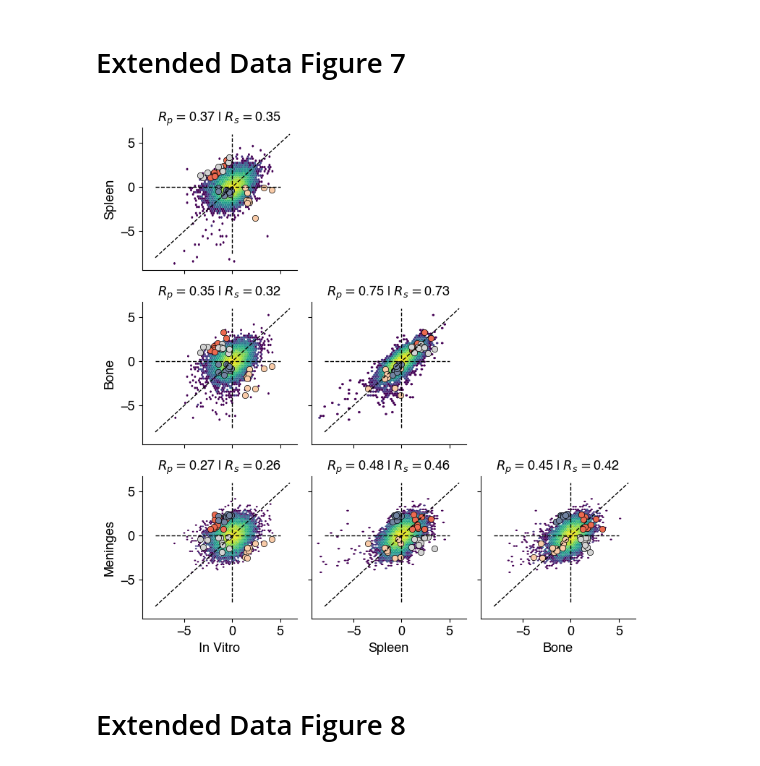
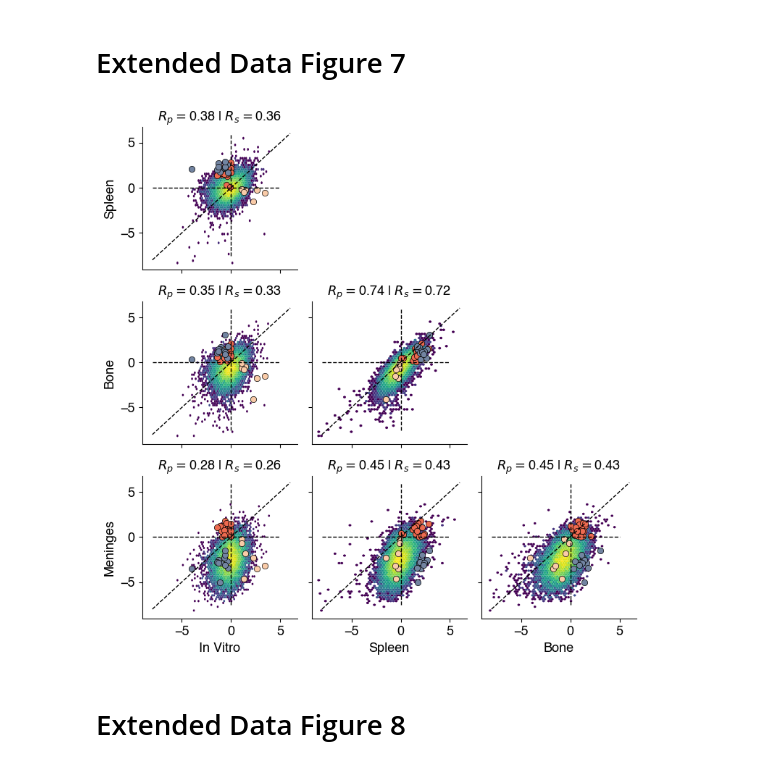
Before and after one commit to samgould2/B-ALL-in-vivo-base-editing, a Jupyter notebook: extended_figures.ipynb, the cells around one changed output. Saved outputs shown, nothing was run; the diff lists cells and outputs as text; code cells hidden in the pictures.

```diff
--- a/extended_figures.ipynb
+++ b/extended_figures.ipynb
@@ -751,14 +892,15 @@ fig.tight_layout()
 # %%
+ABE_LFC_FDR = pd.read_csv('ABE_LFC_FDR_df.csv')
+CBE_LFC_FDR = pd.read_csv('CBE_LFC_FDR_df.csv')
+
+
 cosmic = pd.read_csv('source_data/Census_allSun Nov 17 02_26_47 2024.csv').fillna('Undefined')
-
-#MBES = pd.read_csv('MBESv2_CORRECTED.csv')
-cc1 = pd.read_csv('master_table_min50_control_mean_invitro.csv')
 
 t_dict = {'TSG':'TSG', 'TSG, fusion':'TSG', 'Undefined':'Undefined', 'fusion':'Undefined', 'oncogene':'Oncogene',
        'oncogene, TSG':'Oncogene/TSG', 'oncogene, TSG, fusion':'Oncogene/TSG', 'oncogene, fusion': 'Oncogene'}
 
 gene_type = []
-for i, val in cc1.iterrows():
+for i, val in ABE_LFC_FDR.iterrows():
     v = val['gene_name_h']
     subset = cosmic[cosmic['Gene Symbol']==v]
     if len(subset)==0:
@@ -768,4 +910,17 @@ for i, val in cc1.iterrows():
 
         gene_type.append(t_dict[v2])
 
-cc1['Role in Cancer']=gene_type
+ABE_LFC_FDR['Role in Cancer']=gene_type
+
+gene_type = []
+for i, val in CBE_LFC_FDR.iterrows():
+    v = val['gene_name_h']
+    subset = cosmic[cosmic['Gene Symbol']==v]
+    if len(subset)==0:
+        gene_type.append('Undefined')
+    else:
+        v2 = subset['Role in Cancer'].values[0]
+
+        gene_type.append(t_dict[v2])
+
+CBE_LFC_FDR['Role in Cancer']=gene_type
@@ -1358,0 +1897,9 @@ g_list = [['gRNA_9136',
+# %%
+ABE_LFC = pd.read_csv('ABE_LFC_FDR_df.csv')
+CBE_LFC = pd.read_csv('CBE_LFC_FDR_df.csv')
+
+LFC_comb = pd.concat((ABE_LFC, CBE_LFC))
+
+lfc_table = LFC_comb[['gRNA_id', 'LFC_median_d15', 'LFC_median_spleen', 'LFC_median_bonemarrow', 'LFC_median_meninges', 'classification']].reset_index(drop=True)
+
+master_targ = lfc_table[lfc_table['classification']=='targeting guide']
@@ -1359,12 +1948,12 @@ g_list = [['gRNA_9136',
 # %%
-samples = ['Z_In Vitro D15', 'Z_Spleen', 'Z_Bone', 'Z_Meninges']
+samples = ['LFC_median_d15', 'LFC_median_spleen', 'LFC_median_bonemarrow', 'LFC_median_meninges']
 
 fig, ax = plt.subplots(4,4,figsize=(10,10), sharex=True, sharey=True)
 
 palette = ['#F9CBA8', '#ED6A50', '#7284A1', 'lightgrey', 'darkslategray']
 
 
-s_dict = {'Z_In Vitro D15': 'In Vitro', 'Z_Spleen': 'Spleen', 'Z_Bone': 'Bone', 'Z_Meninges': 'Meninges'}
+s_dict = {'LFC_median_d15': 'In Vitro', 'LFC_median_spleen': 'Spleen', 'LFC_median_bonemarrow': 'Bone', 'LFC_median_meninges': 'Meninges'}
 for idx, samp in enumerate(samples):
 
     row = idx
@@ -1385,35 +1974,36 @@ for idx, samp in enumerate(samples):
         ax[row][col].spines[['top', 'right']].set_visible(False)
 
         ax[row][col].tick_params(axis='both', which='major', labelsize=13,)
 
         spear = np.round(scipy.stats.spearmanr(master_targ[samp2], master_targ[samp]).statistic, 2)
         pear = np.round(scipy.stats.pearsonr(master_targ[samp2], master_targ[samp]).statistic, 2)
 
         ax[row][col].set_title('$R_{p} = $' + f'{pear}' + ' | $R_{s} = $' + f'{spear}', fontsize=13)
         #and also add scatter plot points
         for idx3, k in enumerate(g_list):
             #gene_of_interest = embedded[lfc_table[lfc_table['gRNA_id'].isin(k)].index]
 
             gene_of_interest = master_targ[master_targ['gRNA_id'].isin(k)]
 
             ax[row][col].scatter(list(gene_of_interest[samp2]), list(gene_of_interest[samp]),  alpha=1, color=palette[idx3], edgecolor='black', linewidth=.5)
 
 
 fig.delaxes(ax[0][0])
 fig.delaxes(ax[0][1])
 fig.delaxes(ax[0][2])
 fig.delaxes(ax[0][3])
 fig.delaxes(ax[1][1])
 fig.delaxes(ax[1][2])
 fig.delaxes(ax[1][3])
 fig.delaxes(ax[2][2])
 fig.delaxes(ax[2][3])
 fig.delaxes(ax[3][3])
 
 fig.tight_layout()
-#fig.savefig('figures/extended_6_corr.pdf')
+
+#fig.savefig('figures/extended_8_corr_UPDATED.pdf', transparent=True)
 # %% [output]
-[figure, old version]
+[figure, new version]
 # %% [markdown]
 # Extended Data Figure 8
 # %%
```
Also changed, not shown: parts of 27 cells of this notebook, 27 other files.
